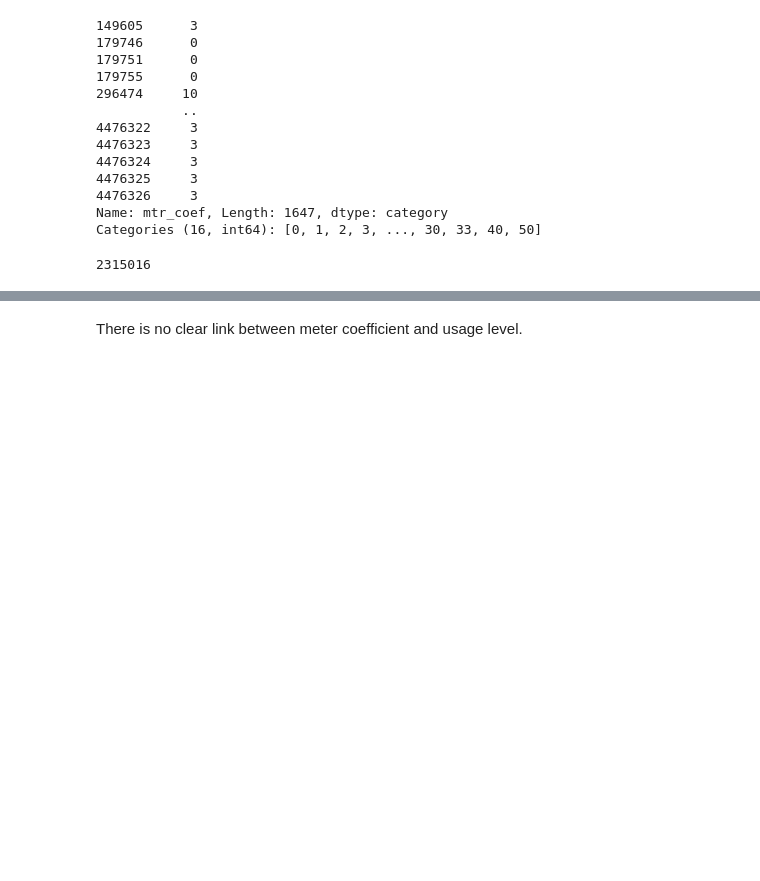
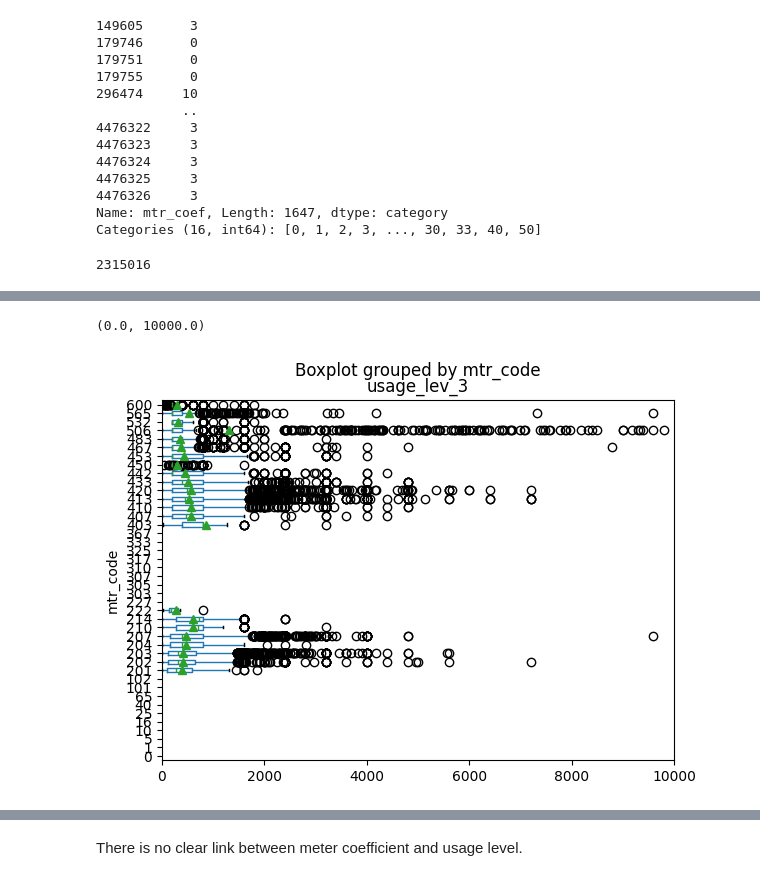
Before and after one commit to insatiablycivil/Fraud_Detection_Energy_Consumption, a Jupyter notebook: Exploratory Data Analysis.ipynb, the cells around one changed output, grey strips where cells are left out. Drawn from its saved outputs; the diff is of its cells as text; code cells hidden in the pictures; blank space fills up the shorter version.

```diff
--- a/Exploratory Data Analysis.ipynb
+++ b/Exploratory Data Analysis.ipynb
@@ -413,0 +465,6 @@ df_temp[(df_temp['usage_lev_2'] > 0) | (df_temp['usage_lev_3'] > 0) | (df_temp['
+# %%
+df_train[df_train['usage_lev_3'] > 0].boxplot(column='usage_lev_3', by='mtr_code', grid=False, showmeans=True, vert = False)
+plt.pyplot.xlim(0, 10000)
+# %% [output]
+(0.0, 10000.0)
+[figure, added]
```
Also changed, not shown: parts of 75 cells of this notebook.
